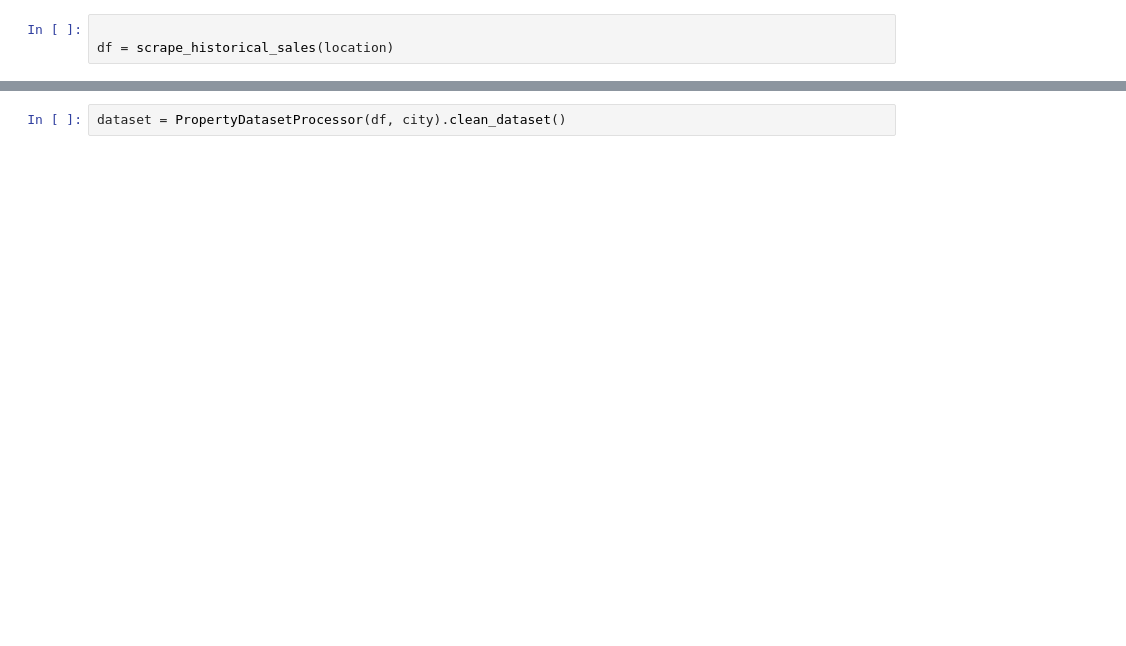
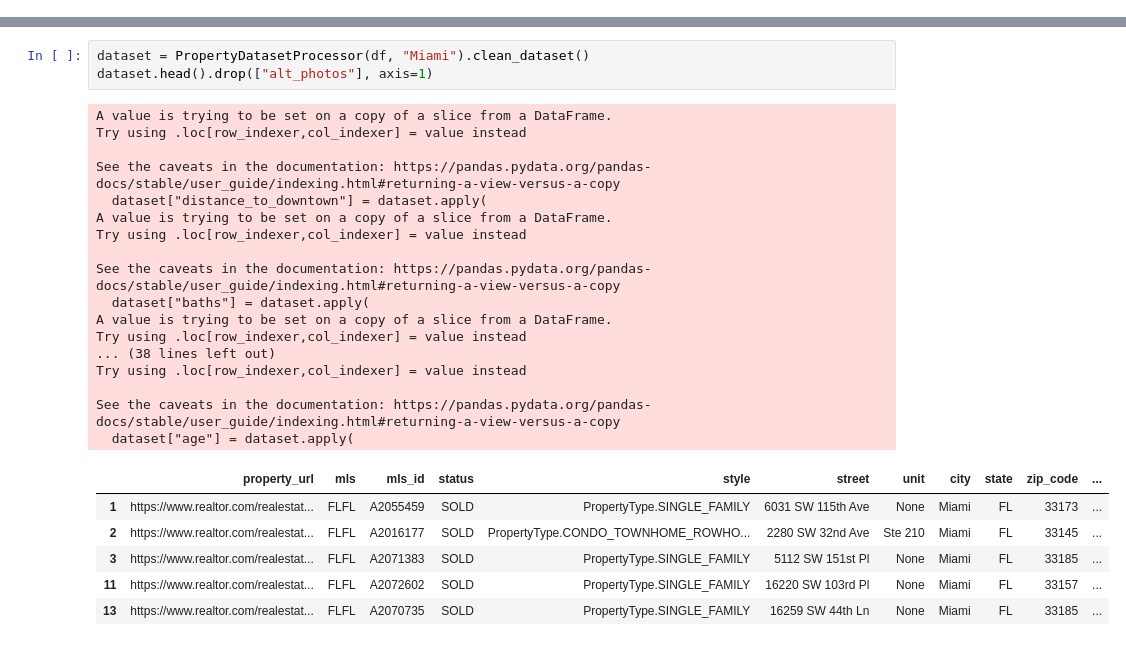
Before and after one commit to rbilets/real-estate-adviser-be, a Jupyter notebook: real_estate_adviser_service/draft/train_notebook.ipynb, the cells around one changed output, grey strips where cells are left out. Saved outputs shown, nothing was run; the diff lists cells and outputs as text; blank space fills up the shorter version.

```diff
--- a/real_estate_adviser_service/draft/train_notebook.ipynb
+++ b/real_estate_adviser_service/draft/train_notebook.ipynb
@@ -22,3 +0,0 @@ print(location_formatted)
-# %%
-
-df = scrape_historical_sales(location)
@@ -25,2 +252,27 @@ df = scrape_historical_sales(location)
 # %%
-dataset = PropertyDatasetProcessor(df, city).clean_dataset()
+dataset = PropertyDatasetProcessor(df, "Miami").clean_dataset()
+dataset.head().drop(["alt_photos"], axis=1)
+# %% [output]
+A value is trying to be set on a copy of a slice from a DataFrame.
+Try using .loc[row_indexer,col_indexer] = value instead
+
+See the caveats in the documentation: https://pandas.pydata.org/pandas-docs/stable/user_guide/indexing.html#returning-a-view-versus-a-copy
+  dataset["distance_to_downtown"] = dataset.apply(
+A value is trying to be set on a copy of a slice from a DataFrame.
+Try using .loc[row_indexer,col_indexer] = value instead
+
+See the caveats in the documentation: https://pandas.pydata.org/pandas-docs/stable/user_guide/indexing.html#returning-a-view-versus-a-copy
+  dataset["baths"] = dataset.apply(
+A value is trying to be set on a copy of a slice from a DataFrame.
+Try using .loc[row_indexer,col_indexer] = value instead
+... (38 lines left out)
+Try using .loc[row_indexer,col_indexer] = value instead
+
+See the caveats in the documentation: https://pandas.pydata.org/pandas-docs/stable/user_guide/indexing.html#returning-a-view-versus-a-copy
+  dataset["age"] = dataset.apply(
+|  | property_url | mls | mls_id | status | style | street | unit | city | state | zip_code | ... |
+| 1 | https://www.realtor.com/realestat... | FLFL | A2055459 | SOLD | PropertyType.SINGLE_FAMILY | 6031 SW 115th Ave | None | Miami | FL | 33173 | ... |
+| 2 | https://www.realtor.com/realestat... | FLFL | A2016177 | SOLD | PropertyType.CONDO_TOWNHOME_ROWHO... | 2280 SW 32nd Ave | Ste 210 | Miami | FL | 33145 | ... |
+| 3 | https://www.realtor.com/realestat... | FLFL | A2071383 | SOLD | PropertyType.SINGLE_FAMILY | 5112 SW 151st Pl | None | Miami | FL | 33185 | ... |
+| 11 | https://www.realtor.com/realestat... | FLFL | A2072602 | SOLD | PropertyType.SINGLE_FAMILY | 16220 SW 103rd Pl | None | Miami | FL | 33157 | ... |
+| 13 | https://www.realtor.com/realestat... | FLFL | A2070735 | SOLD | PropertyType.SINGLE_FAMILY | 16259 SW 44th Ln | None | Miami | FL | 33185 | ... |
```
Also changed, not shown: parts of 19 cells of this notebook, 1 other file.
